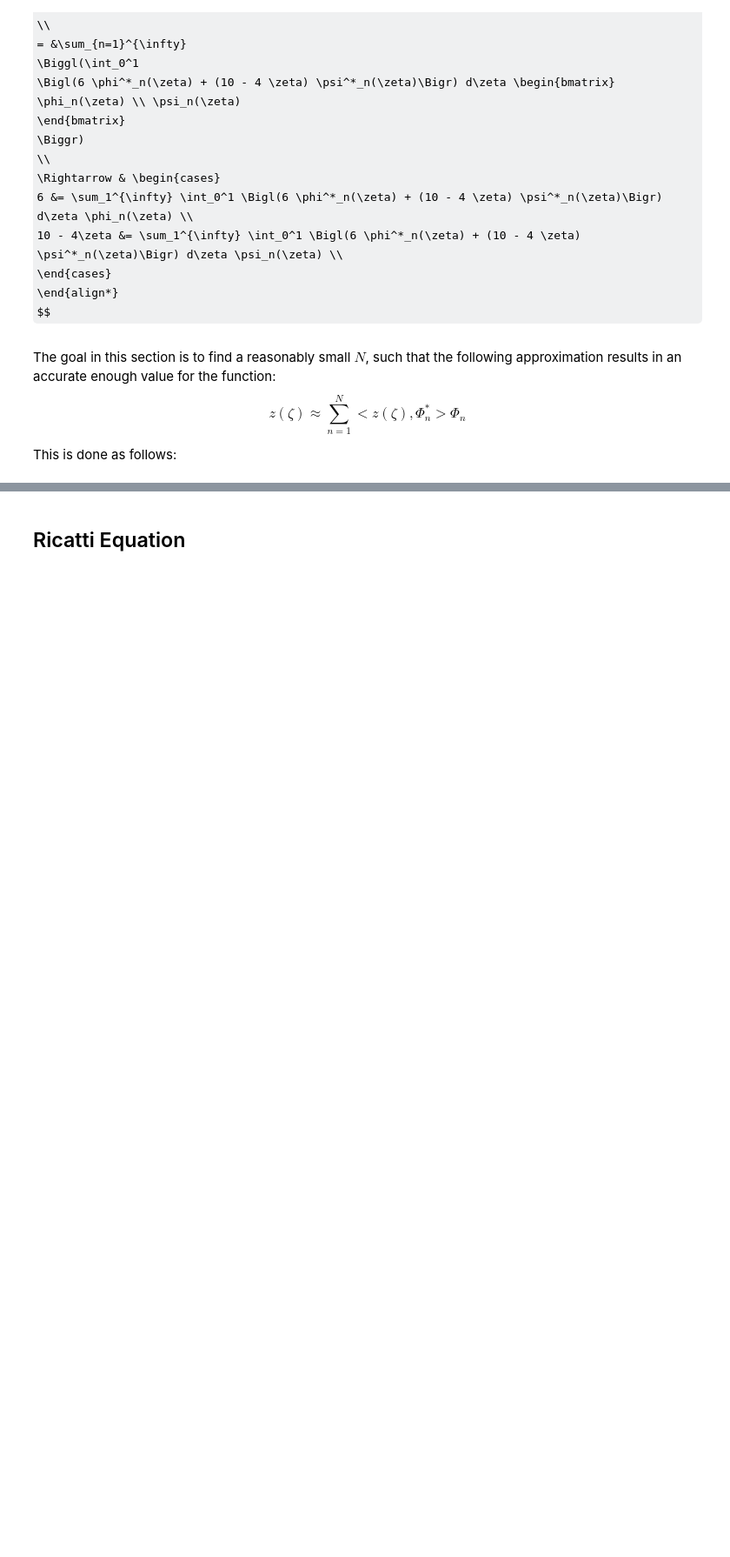
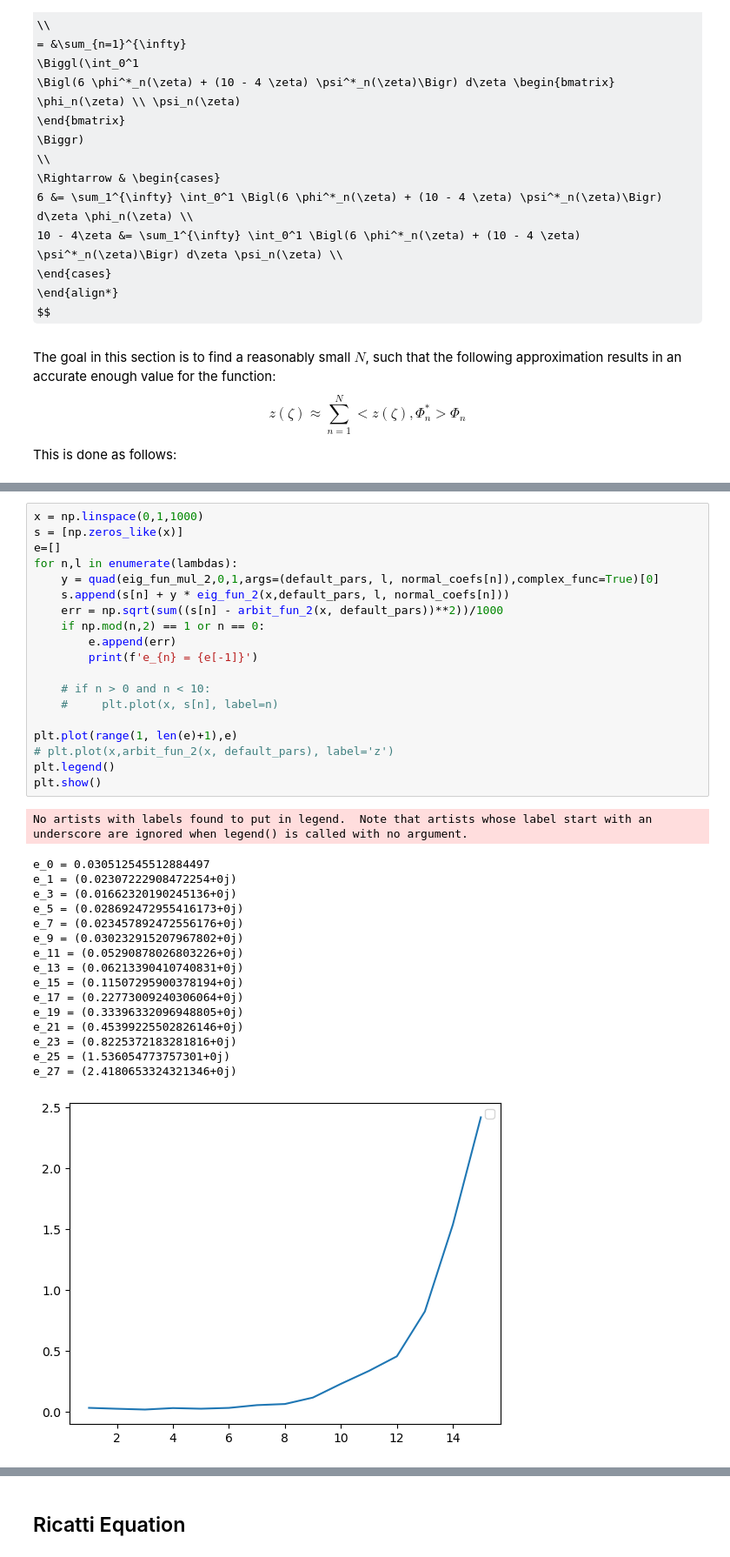
Before and after one commit to behradmoadeli/pfr_isothermal_recycle_delay_optimal, a Jupyter notebook: reports/BehradPaper.ipynb, the cells around one changed output, grey strips where cells are left out. Shown at 87% size. Cells and saved outputs as stored; diff of their text form; some formulas as TeX source; blank space fills up the shorter version.

```diff
--- a/reports/BehradPaper.ipynb
+++ b/reports/BehradPaper.ipynb
@@ -577,3 +652,40 @@ This is done as follows:
+# %%
+x = np.linspace(0,1,1000)
+s = [np.zeros_like(x)]
+e=[]
+for n,l in enumerate(lambdas):
+    y = quad(eig_fun_mul_2,0,1,args=(default_pars, l, normal_coefs[n]),complex_func=True)[0]
+    s.append(s[n] + y * eig_fun_2(x,default_pars, l, normal_coefs[n]))
+    err = np.sqrt(sum((s[n] - arbit_fun_2(x, default_pars))**2))/1000
+    if np.mod(n,2) == 1 or n == 0:
+        e.append(err)
+        print(f'e_{n} = {e[-1]}')
+
+    # if n > 0 and n < 10:
+    #     plt.plot(x, s[n], label=n)
+
+plt.plot(range(1, len(e)+1),e)
+# plt.plot(x,arbit_fun_2(x, default_pars), label='z')
+plt.legend()
+plt.show()
+# %% [output]
+No artists with labels found to put in legend.  Note that artists whose label start with an underscore are ignored when legend() is called with no argument.
+e_0 = 0.030512545512884497
+e_1 = (0.02307222908472254+0j)
+e_3 = (0.01662320190245136+0j)
+e_5 = (0.028692472955416173+0j)
+e_7 = (0.023457892472556176+0j)
+e_9 = (0.030232915207967802+0j)
+e_11 = (0.05290878026803226+0j)
+e_13 = (0.06213390410740831+0j)
+e_15 = (0.11507295900378194+0j)
+e_17 = (0.22773009240306064+0j)
+e_19 = (0.33396332096948805+0j)
+e_21 = (0.45399225502826146+0j)
+e_23 = (0.8225372183281816+0j)
+e_25 = (1.536054773757301+0j)
+e_27 = (2.4180653324321346+0j)
+[figure, added]
 # %%
 x = np.linspace(0,1,1000)
 s = [np.zeros_like(x)]
```
Also changed, not shown: parts of 11 cells of this notebook, 1 other file.
